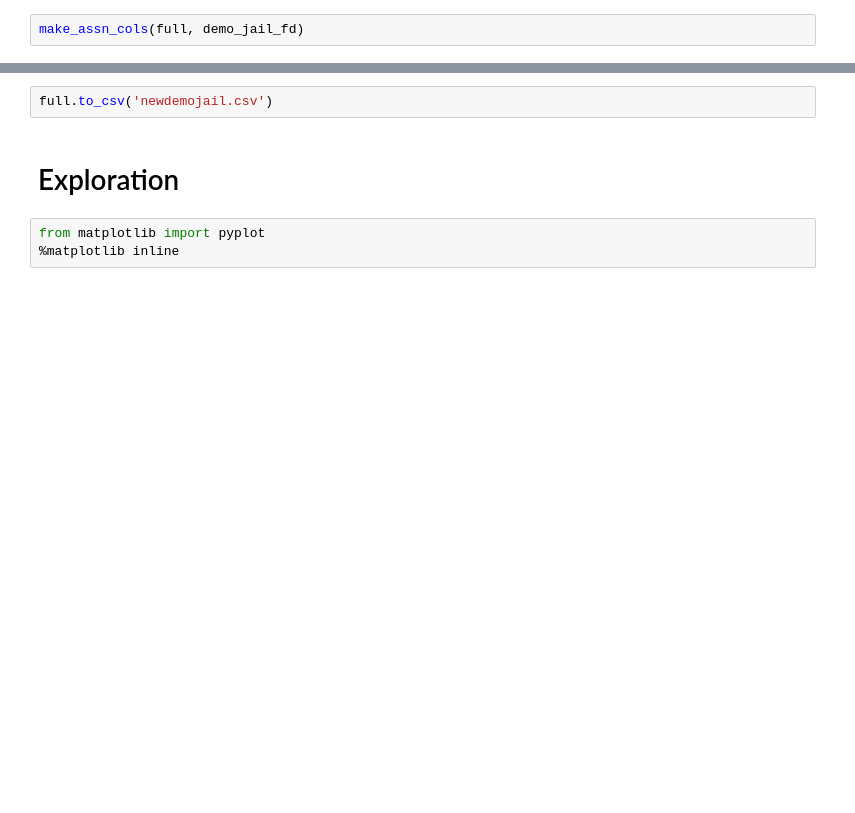
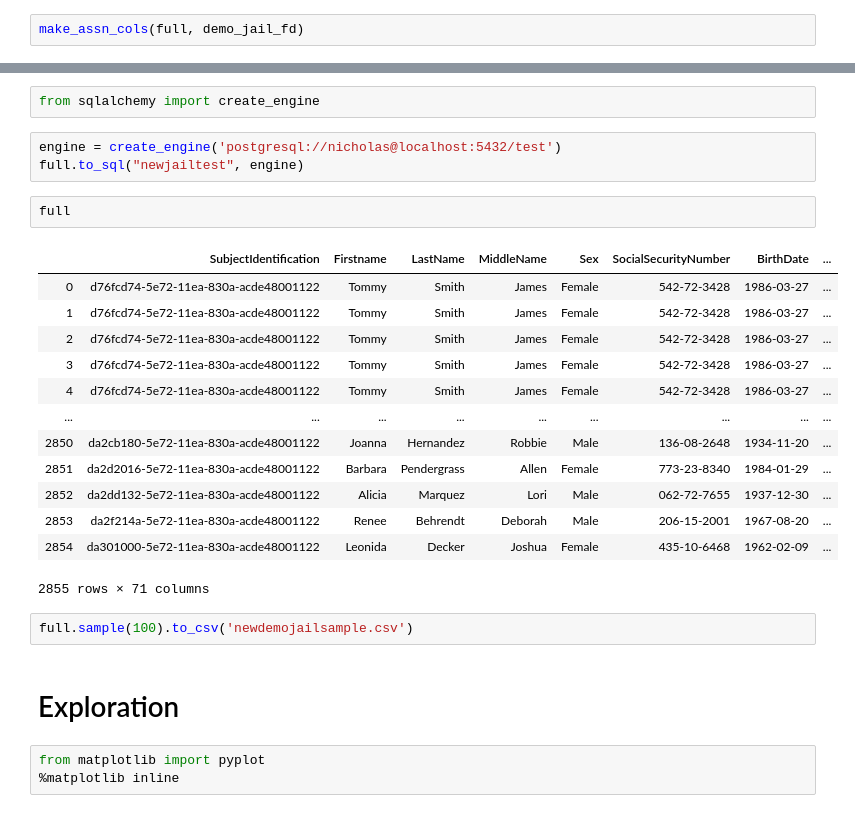
Before and after one commit to Lattice-Works/DemoData, a Jupyter notebook: Demo Jail Data Generation.ipynb, the cells around one changed output, grey strips where cells are left out. Drawn from its saved outputs; the diff is of its cells as text; blank space fills up the shorter version.

```diff
--- a/Demo Jail Data Generation.ipynb
+++ b/Demo Jail Data Generation.ipynb
@@ -748,5 +748,26 @@ full
+# %%
+from sqlalchemy import create_engine
+# %%
+engine = create_engine('postgresql://nicholas@localhost:5432/test')
+full.to_sql("newjailtest", engine)
+# %%
+full
+# %% [output]
+|  | SubjectIdentification | Firstname | LastName | MiddleName | Sex | SocialSecurityNumber | BirthDate | ... |
+| 0 | d76fcd74-5e72-11ea-830a-acde48001122 | Tommy | Smith | James | Female | 542-72-3428 | 1986-03-27 | ... |
+| 1 | d76fcd74-5e72-11ea-830a-acde48001122 | Tommy | Smith | James | Female | 542-72-3428 | 1986-03-27 | ... |
+| 2 | d76fcd74-5e72-11ea-830a-acde48001122 | Tommy | Smith | James | Female | 542-72-3428 | 1986-03-27 | ... |
+| 3 | d76fcd74-5e72-11ea-830a-acde48001122 | Tommy | Smith | James | Female | 542-72-3428 | 1986-03-27 | ... |
+| 4 | d76fcd74-5e72-11ea-830a-acde48001122 | Tommy | Smith | James | Female | 542-72-3428 | 1986-03-27 | ... |
+| ... | ... | ... | ... | ... | ... | ... | ... | ... |
+| 2850 | da2cb180-5e72-11ea-830a-acde48001122 | Joanna | Hernandez | Robbie | Male | 136-08-2648 | 1934-11-20 | ... |
+| 2851 | da2d2016-5e72-11ea-830a-acde48001122 | Barbara | Pendergrass | Allen | Female | 773-23-8340 | 1984-01-29 | ... |
+| 2852 | da2dd132-5e72-11ea-830a-acde48001122 | Alicia | Marquez | Lori | Male | 062-72-7655 | 1937-12-30 | ... |
+| 2853 | da2f214a-5e72-11ea-830a-acde48001122 | Renee | Behrendt | Deborah | Male | 206-15-2001 | 1967-08-20 | ... |
+| 2854 | da301000-5e72-11ea-830a-acde48001122 | Leonida | Decker | Joshua | Female | 435-10-6468 | 1962-02-09 | ... |
+2855 rows × 71 columns
 # %%
-full.to_csv('newdemojail.csv')
+full.sample(100).to_csv('newdemojailsample.csv')
 # %% [markdown]
 # Exploration
 # %%
```
Also changed, not shown: parts of 12 cells of this notebook, 1 other file.
